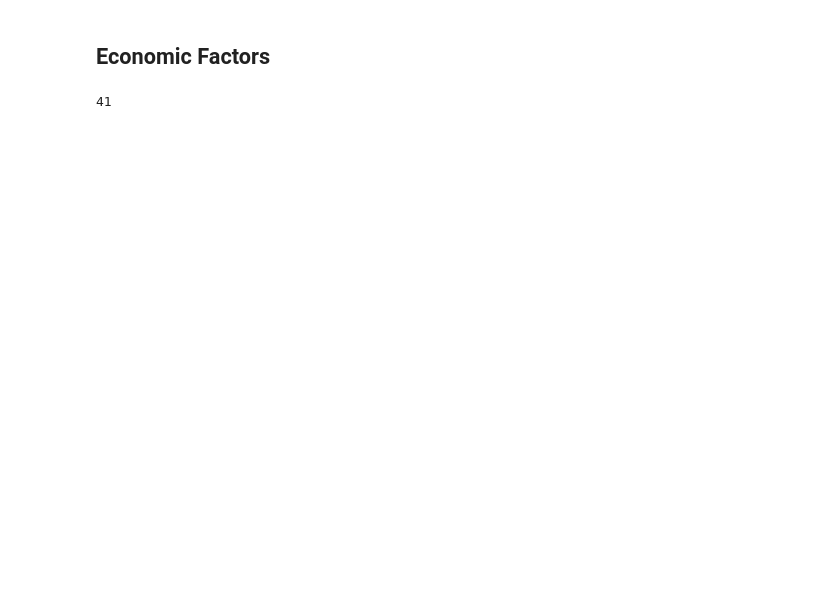
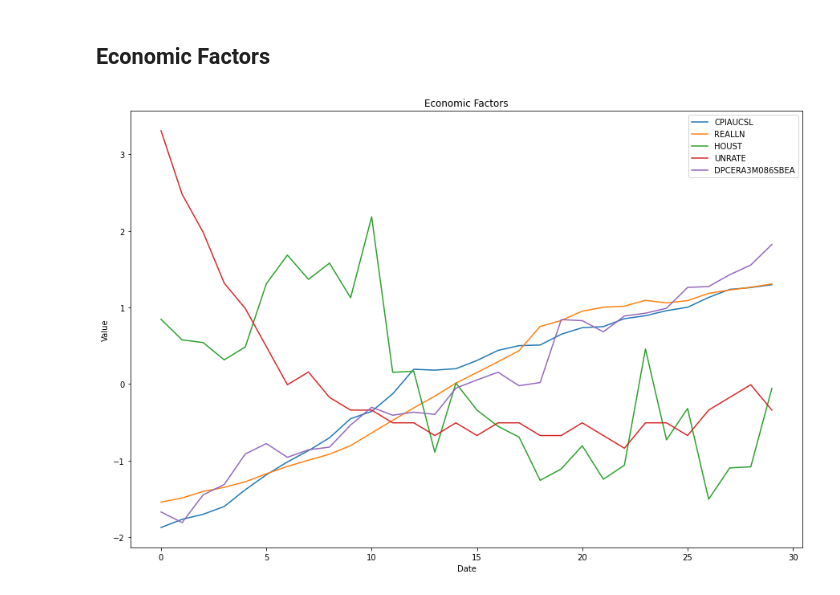
Before and after one commit to willseff/consumer-credit-risk, a Jupyter notebook: question3.ipynb, the cells around one changed output. Cells and saved outputs as stored; diff of their text form; code cells hidden in the pictures; blank space fills up the shorter version.

```diff
--- a/question3.ipynb
+++ b/question3.ipynb
@@ -366,9 +364,15 @@ filtered_df = filtered_df.reset_index(drop=True)
 # Filter DataFrame to keep only the selected columns
 econ_factors = filtered_df[columns_to_standardize]
 # %%
-len(econ_factors)
+# see trend for the economic factors
+econ_factors.plot(figsize=(15, 10))
+plt.title('Economic Factors')
+plt.xlabel('Date')
+plt.ylabel('Value')
+plt.legend(columns_to_standardize)
+plt.show()
 # %% [output]
-41
+[figure, added]
 # %%
 len(PD_monthly)
 # %% [output]
```
Also changed, not shown: parts of 12 cells of this notebook.
